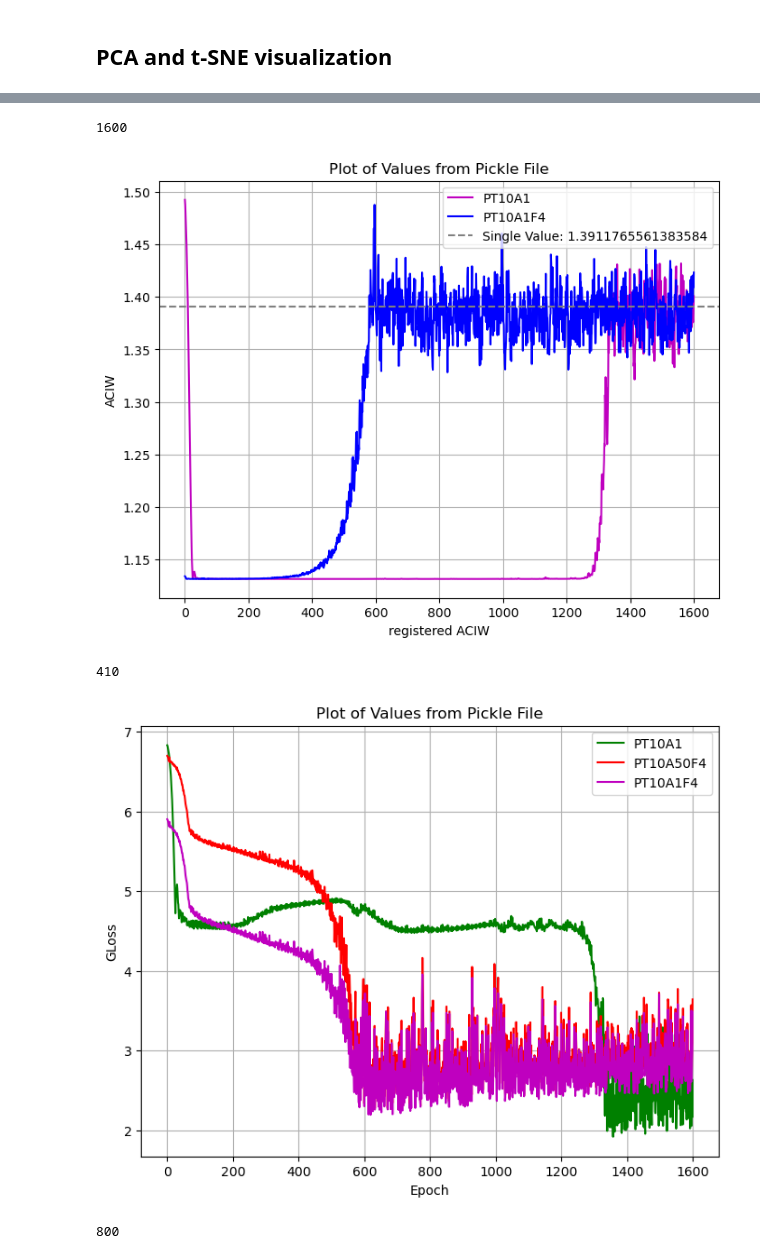
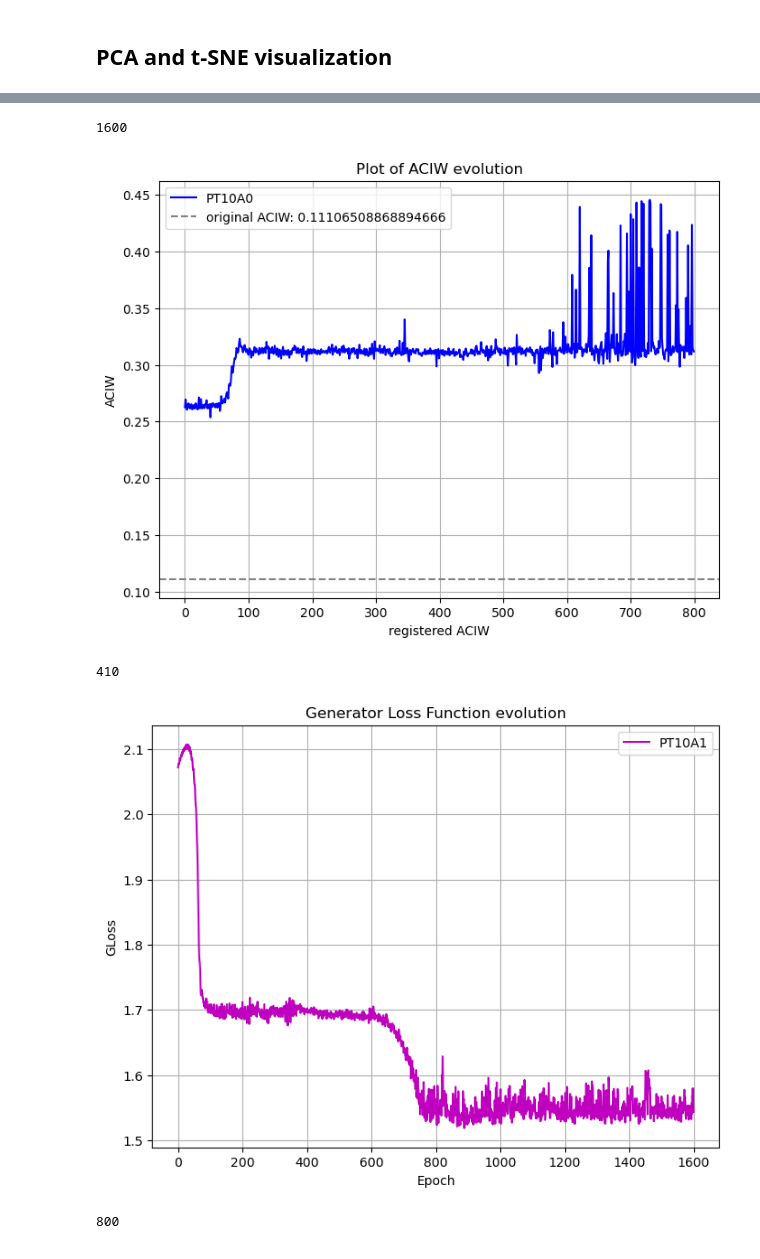
Before and after one commit to H0wl3r2001/timegan-pytorch, a Jupyter notebook: visualization.ipynb, the cells around one changed output, grey strips where cells are left out. Drawn from its saved outputs; the diff is of its cells as text; code cells hidden in the pictures.

```diff
--- a/visualization.ipynb
+++ b/visualization.ipynb
@@ -167,20 +167,20 @@ path = "output/test"
 #with open(f"{path}/sinfunc/SIN_ACIW_PT50_A1000_ARIMA.pickle", 'rb') as f:
 #    values_list = pickle.load(f)
 
-with open(f"{path}/sinfunc/SIN_ACIW_PT10_A1_ARIMA.pickle", 'rb') as f:
+with open(f"{path}/sinfunc/SIN_ACIW_PT10_A1_ARIMA1.pickle", 'rb') as f:
     values_list4 = pickle.load(f)
 
-with open(f"{path}/sinfunc/SIN_ACIW_PT10_A1_F4_ARIMA.pickle", 'rb') as f:
+with open(f"{path}/sinfunc/SIN_ACIW_PT10_A1_ARIMA2.pickle", 'rb') as f:
     values_list3 = pickle.load(f)
 
-with open(f"{path}/sinfunc/SIN_ACIW_PT10_A50_F4_ARIMA.pickle", 'rb') as f:
+with open(f"{path}/sinfunc/SIN_ACIW_PT10_A1_ARIMA.pickle", 'rb') as f:
     values_list5 = pickle.load(f)
 
 # Check if the loaded data is a list or a single value
 if not isinstance(values_list4, list):
     values_list4 = [values_list4]  # Convert to list if it's a single value
 
-print(len(values_list4))
+print(len(values_list5))
 
 # Load the single value from the second pickle file
 with open(f"{path}/sinfunc/ARIMA_ACIW_O.pickle", 'rb') as f:
@@ -189,12 +189,12 @@ with open(f"{path}/sinfunc/ARIMA_ACIW_O.pickle", 'rb') as f:
 # Plot the values
 plt.figure(figsize=(8, 6))  # Set the figure size (optional)
 
-plt.plot(values_list4, linestyle='-', color='m', label='PT10A1')  # Plot the values
-plt.plot(values_list3, linestyle='-', color='b', label='PT10A1F4')  # Plot the values
-#plt.plot(values_list5, linestyle='-', color='g', label='PT10A50F4')  # Plot the values
-plt.axhline(y=single_value, color='gray', linestyle='--', label=f'Single Value: {single_value}')  # Add horizontal line
+#plt.plot(values_list4, linestyle='-', color='m', label='MSL2F4')  # Plot the values
+plt.plot(values_list3, linestyle='-', color='b', label='PT10A0')  # Plot the values
+#plt.plot(values_list5, linestyle='-', color='g', label='MSL100F1')  # Plot the values
+plt.axhline(y=single_value, color='gray', linestyle='--', label=f'original ACIW: {single_value}')  # Add horizontal line
 
-plt.title('Plot of Values from Pickle File')  # Set plot title
+plt.title('Plot of ACIW evolution')  # Set plot title
 plt.xlabel('registered ACIW')  # Set x-axis label (optional)
 plt.ylabel('ACIW')  # Set y-axis label (optional)
 plt.grid(True)  # Show grid (optional)
@@ -203,7 +203,7 @@ plt.legend()  # Show legend
 plt.show()  # Display the plot
 # %% [output]
 1600
-[figure, old version]
+[figure, new version]
 # %%
 import pickle
 import matplotlib.pyplot as plt
@@ -218,40 +218,40 @@ with open(f"{path}/sinfunc/GLoss_normal_only.pickle", 'rb') as f:
     values_list1 = pickle.load(f)
 
 with open(f"{path}/sinfunc/GLoss_mod_PT10_A1_ARIMA.pickle", 'rb') as f:
     values_list2 = pickle.load(f)
 
-with open(f"{path}/sinfunc/GLoss_mod_PT10_A50_F4_ARIMA.pickle", 'rb') as f:
+with open(f"{path}/sinfunc/GLoss_mod_PT10_A50_ARIMA.pickle", 'rb') as f:
     values_list3 = pickle.load(f)
 
-with open(f"{path}/sinfunc/GLoss_mod_PT10_A1_F4_ARIMA.pickle", 'rb') as f:
+with open(f"{path}/sinfunc/GLoss_mod_PT10_A0_ARIMA.pickle", 'rb') as f:
     values_list4 = pickle.load(f)
 
 # Check if the loaded data is a list or a single value
 if not isinstance(values_list1, list):
     values_list1 = [values_list1]  # Convert to list if it's a single value
 
 print(len(values_list1))
 
 # Load the single value from the second pickle file
 
 # Plot the values
 plt.figure(figsize=(8, 6))  # Set the figure size (optional)
 
 #plt.plot(values_list1, linestyle='-', color='b', label='GLoss_normal')  # Plot the values
-plt.plot(values_list2, linestyle='-', color='g', label='PT10A1')  # Plot the values
-plt.plot(values_list3, linestyle='-', color='r', label='PT10A50F4')  # Plot the values
-plt.plot(values_list4, linestyle='-', color='m', label='PT10A1F4')  # Plot the values
+plt.plot(values_list2, linestyle='-', color='m', label='PT10A1')  # Plot the values
+#plt.plot(values_list3, linestyle='-', color='g', label='PT10A50')  # Plot the values
+#plt.plot(values_list4, linestyle='-', color='b', label='PT10A0')  # Plot the values
 
-plt.title('Plot of Values from Pickle File')  # Set plot title
+plt.title('Generator Loss Function evolution')  # Set plot title
 plt.xlabel('Epoch')  # Set x-axis label (optional)
 plt.ylabel('GLoss')  # Set y-axis label (optional)
 plt.grid(True)  # Show grid (optional)
 plt.legend()  # Show legend
 
 plt.show()  # Display the plot
 # %% [output]
 410
-[figure, old version]
+[figure, new version]
 # %%
 import pickle
 import matplotlib.pyplot as plt
```
Also changed, not shown: parts of 20 cells of this notebook, 31 other files.
